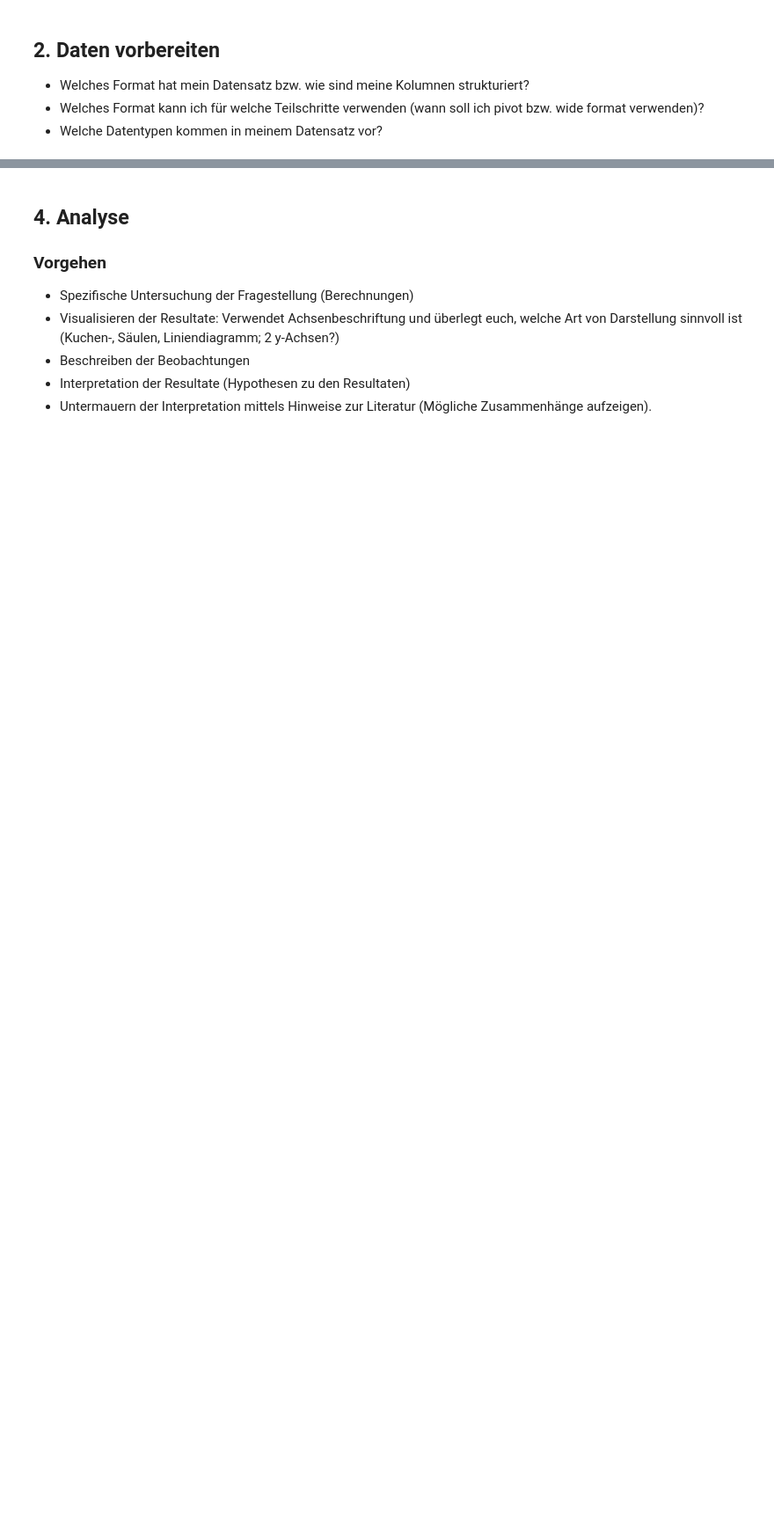
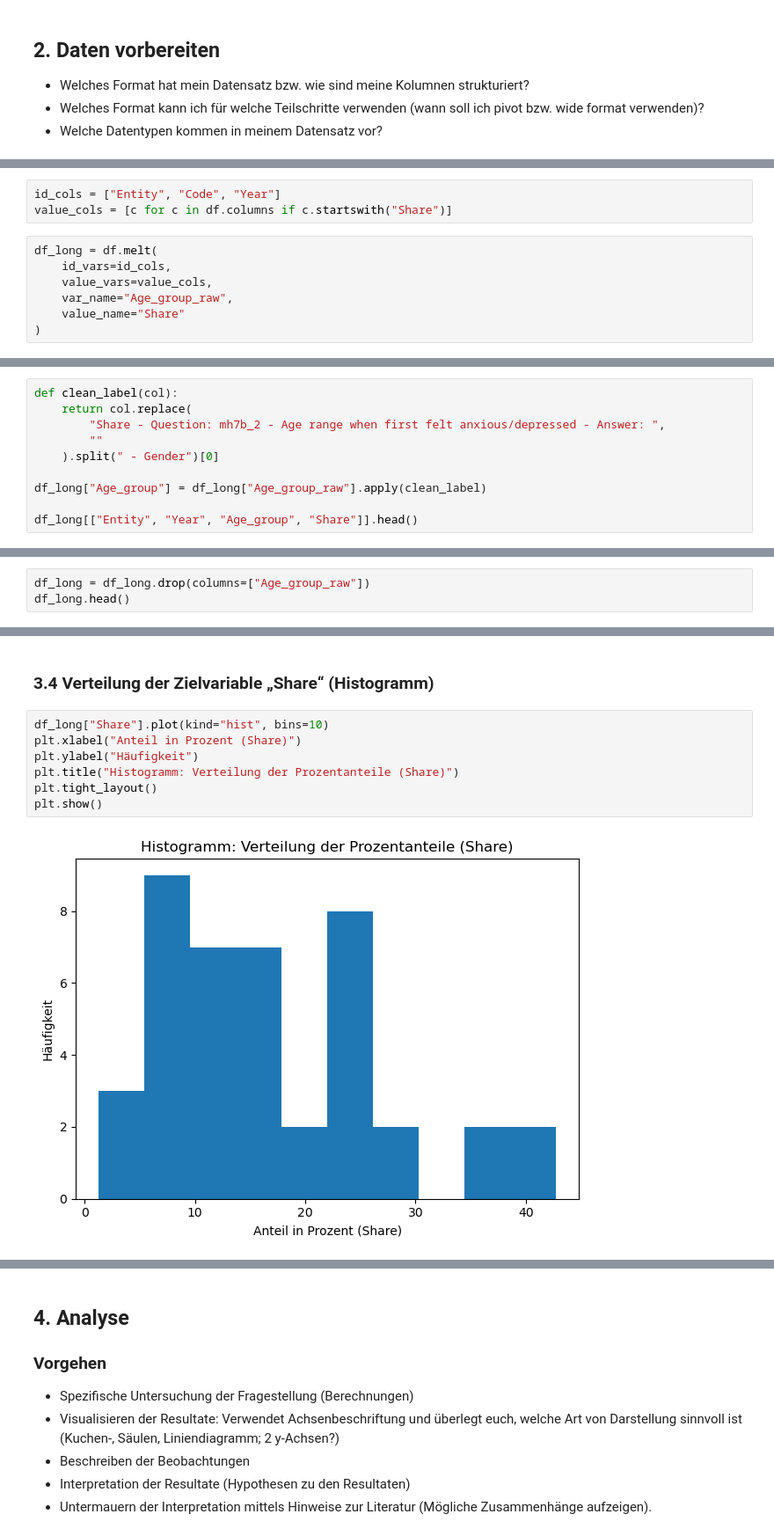
Before and after one commit to CarolinaTresch/Burden_of_Mental_Illness, a Jupyter notebook: Python LN mental illness age.ipynb, the cells around one changed output, grey strips where cells are left out. Shown: that part at 88% size. Saved outputs shown, nothing was run; the diff lists cells and outputs as text; blank space fills up the shorter version.

Commit message:
Daten bearbeiten und statistik (long format)

```diff
--- a/Python LN mental illness age.ipynb
+++ b/Python LN mental illness age.ipynb
@@ -60,0 +97,10 @@ Error:
+# %%
+id_cols = ["Entity", "Code", "Year"]
+value_cols = [c for c in df.columns if c.startswith("Share")]
+# %%
+df_long = df.melt(
+    id_vars=id_cols,
+    value_vars=value_cols,
+    var_name="Age_group_raw",
+    value_name="Share"
+)
@@ -60,0 +116,10 @@ Error:
+# %%
+def clean_label(col):
+    return col.replace(
+        "Share - Question: mh7b_2 - Age range when first felt anxious/depressed - Answer: ",
+        ""
+    ).split(" - Gender")[0]
+
+df_long["Age_group"] = df_long["Age_group_raw"].apply(clean_label)
+
+df_long[["Entity", "Year", "Age_group", "Share"]].head()
@@ -60,0 +138,3 @@ Error:
+# %%
+df_long = df_long.drop(columns=["Age_group_raw"])
+df_long.head()
@@ -60,0 +204,11 @@ Error:
+# %% [markdown]
+### 3.4 Verteilung der Zielvariable „Share“ (Histogramm)
+# %%
+df_long["Share"].plot(kind="hist", bins=10)
+plt.xlabel("Anteil in Prozent (Share)")
+plt.ylabel("Häufigkeit")
+plt.title("Histogramm: Verteilung der Prozentanteile (Share)")
+plt.tight_layout()
+plt.show()
+# %% [output]
+[figure, added]
```
Also changed, not shown: parts of 29 cells of this notebook.
